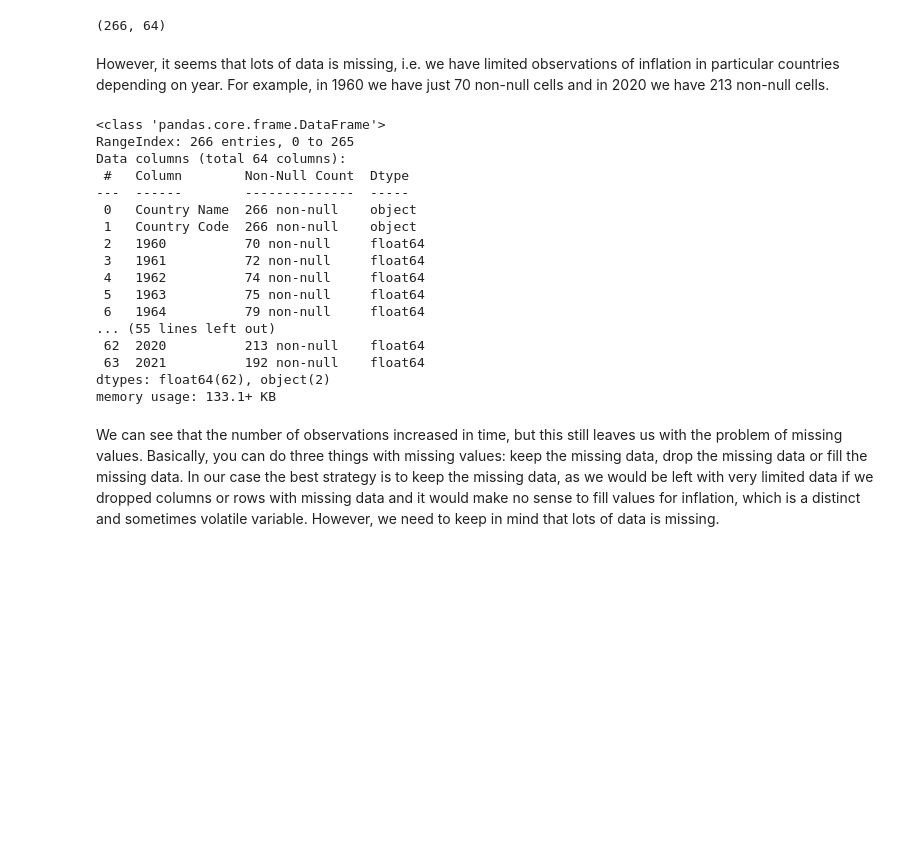
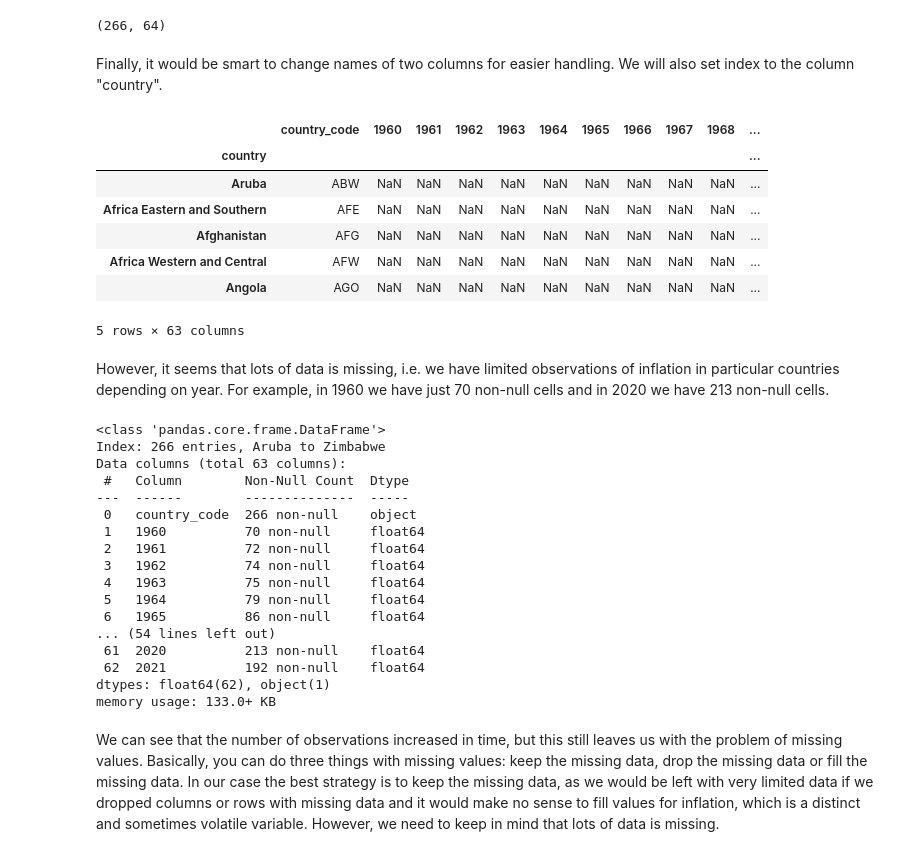
Before and after one commit to SlawCzech/World-inflation-project, a Jupyter notebook: inflation_eda.ipynb, the cells around one changed output. Drawn from its saved outputs; the diff is of its cells as text; code cells hidden in the pictures; blank space fills up the shorter version.

```diff
--- a/inflation_eda.ipynb
+++ b/inflation_eda.ipynb
@@ -32,28 +32,43 @@ Now, let's see what kind of data we have. It seems that we have 266 observations
 world_inflation.shape
 # %% [output]
 (266, 64)
+# %% [markdown]
+Finally, it would be smart to change names of two columns for easier handling. We will also set index to the column "country".
+# %%
+world_inflation = world_inflation.rename(columns={'Country Name': 'country', 'Country Code': 'country_code'})
+world_inflation = world_inflation.set_index("country")
+world_inflation.head()
+# %% [output]
+|  | country_code | 1960 | 1961 | 1962 | 1963 | 1964 | 1965 | 1966 | 1967 | 1968 | ... |
+| country |  |  |  |  |  |  |  |  |  |  | ... |
+| Aruba | ABW | NaN | NaN | NaN | NaN | NaN | NaN | NaN | NaN | NaN | ... |
+| Africa Eastern and Southern | AFE | NaN | NaN | NaN | NaN | NaN | NaN | NaN | NaN | NaN | ... |
+| Afghanistan | AFG | NaN | NaN | NaN | NaN | NaN | NaN | NaN | NaN | NaN | ... |
+| Africa Western and Central | AFW | NaN | NaN | NaN | NaN | NaN | NaN | NaN | NaN | NaN | ... |
+| Angola | AGO | NaN | NaN | NaN | NaN | NaN | NaN | NaN | NaN | NaN | ... |
+5 rows × 63 columns
 # %% [markdown]
 However, it seems that lots of data is missing, i.e. we have limited observations of inflation in particular countries depending on year. For example, in 1960 we have just 70 non-null cells and in 2020 we have 213 non-null cells.
 # %%
 world_inflation.info()
 # %% [output]
 <class 'pandas.core.frame.DataFrame'>
-RangeIndex: 266 entries, 0 to 265
-Data columns (total 64 columns):
+Index: 266 entries, Aruba to Zimbabwe
+Data columns (total 63 columns):
  #   Column        Non-Null Count  Dtype
 ---  ------        --------------  -----
- 0   Country Name  266 non-null    object
- 1   Country Code  266 non-null    object
- 2   1960          70 non-null     float64
- 3   1961          72 non-null     float64
- 4   1962          74 non-null     float64
- 5   1963          75 non-null     float64
- 6   1964          79 non-null     float64
-... (55 lines left out)
- 62  2020          213 non-null    float64
- 63  2021          192 non-null    float64
-dtypes: float64(62), object(2)
-memory usage: 133.1+ KB
+ 0   country_code  266 non-null    object
+ 1   1960          70 non-null     float64
+ 2   1961          72 non-null     float64
+ 3   1962          74 non-null     float64
+ 4   1963          75 non-null     float64
+ 5   1964          79 non-null     float64
+ 6   1965          86 non-null     float64
+... (54 lines left out)
+ 61  2020          213 non-null    float64
+ 62  2021          192 non-null    float64
+dtypes: float64(62), object(1)
+memory usage: 133.0+ KB
 # %% [markdown]
 We can see that the number of observations increased in time, but this still leaves us with the problem of missing values. Basically, you can do three things with missing values: keep the missing data, drop the missing data or fill the missing data. In our case the best strategy is to keep the missing data, as we would be left with very limited data if we dropped columns or rows with missing data and it would make no sense to fill values for inflation, which is a distinct and sometimes volatile variable. However, we need to keep in mind that lots of data is missing.
 # %% [markdown]
```
Also changed, not shown: parts of 5 cells of this notebook.
